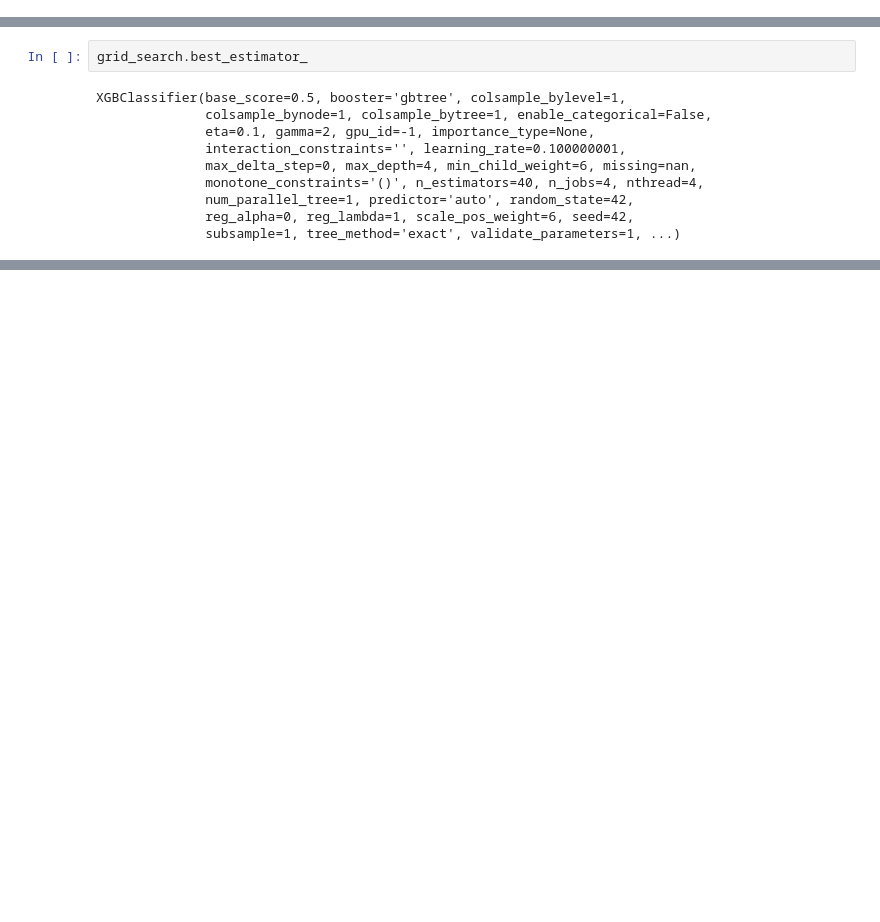
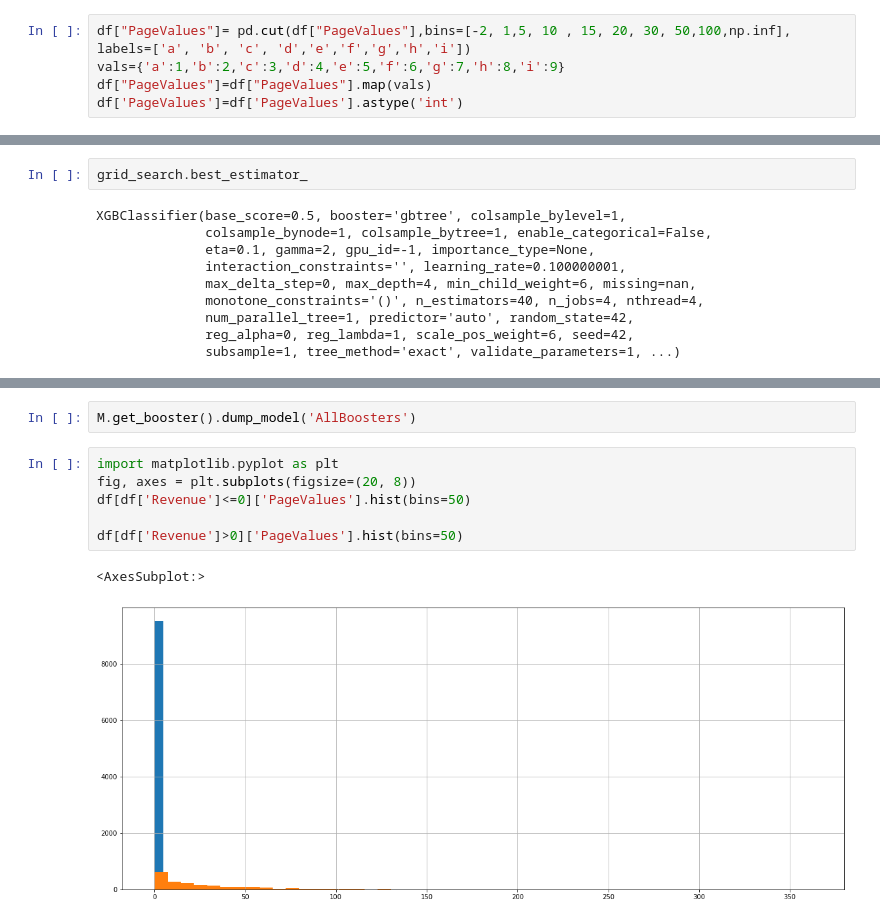
Before and after one commit to lfakhraei/AIcadium_Data, a Jupyter notebook: Modeling.ipynb, the cells around one changed output, grey strips where cells are left out. Cells and saved outputs as stored; diff of their text form; blank space fills up the shorter version.

```diff
--- a/Modeling.ipynb
+++ b/Modeling.ipynb
@@ -136,5 +136,10 @@ df['PageValues'].corr(df['#pages visited'])
 # %%
 df=pd.get_dummies(df, columns=['VisitorType','Month'])
+# %%
+df["PageValues"]= pd.cut(df["PageValues"],bins=[-2, 1,5, 10 , 15, 20, 30, 50,100,np.inf], labels=['a', 'b', 'c', 'd','e','f','g','h','i'])
+vals={'a':1,'b':2,'c':3,'d':4,'e':5,'f':6,'g':7,'h':8,'i':9}
+df["PageValues"]=df["PageValues"].map(vals)
+df['PageValues']=df['PageValues'].astype('int')
 # %%
 X=df.drop('Revenue',axis=1)
 y=df['Revenue']
@@ -300,0 +370,11 @@ df[df['PageValues']>360]
+# %%
+M.get_booster().dump_model('AllBoosters')
+# %%
+import matplotlib.pyplot as plt
+fig, axes = plt.subplots(figsize=(20, 8))
+df[df['Revenue']<=0]['PageValues'].hist(bins=50)
+
+df[df['Revenue']>0]['PageValues'].hist(bins=50)
+# %% [output]
+<AxesSubplot:>
+[figure, added]
```
Also changed, not shown: parts of 26 cells of this notebook, 1 other file.
